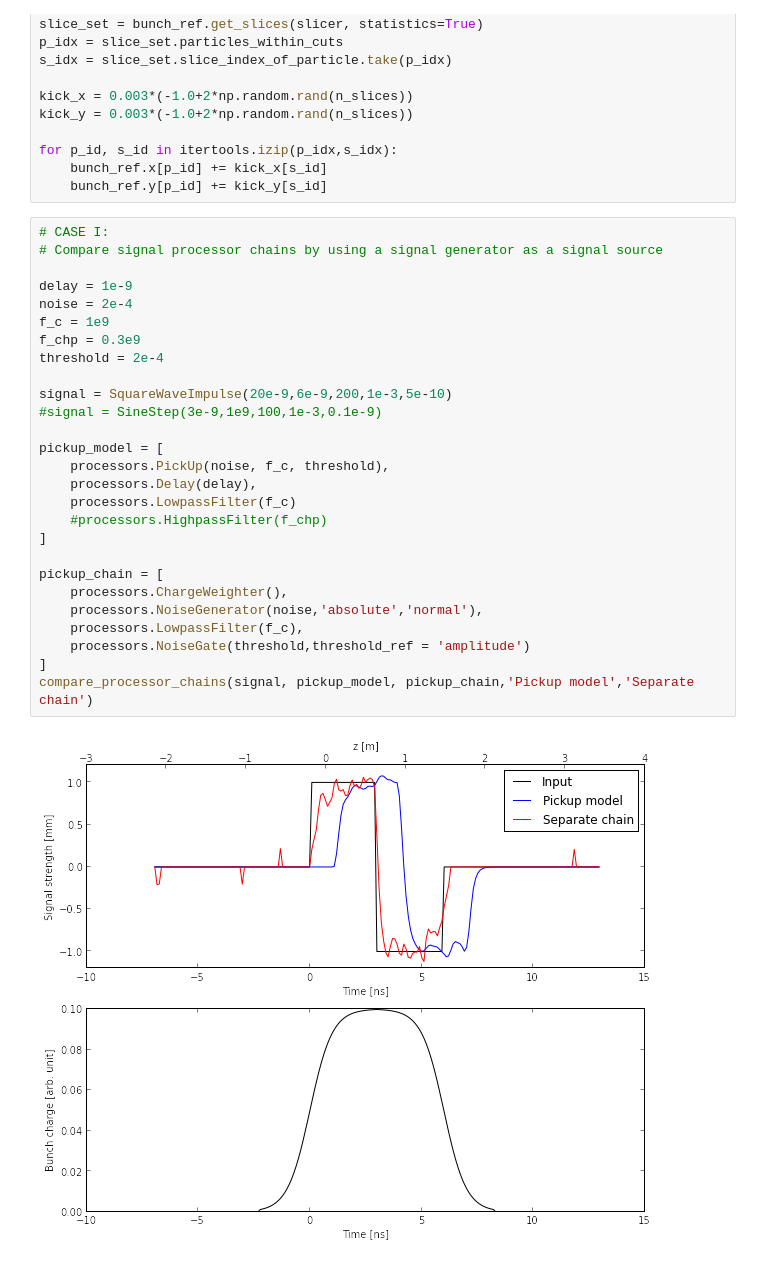
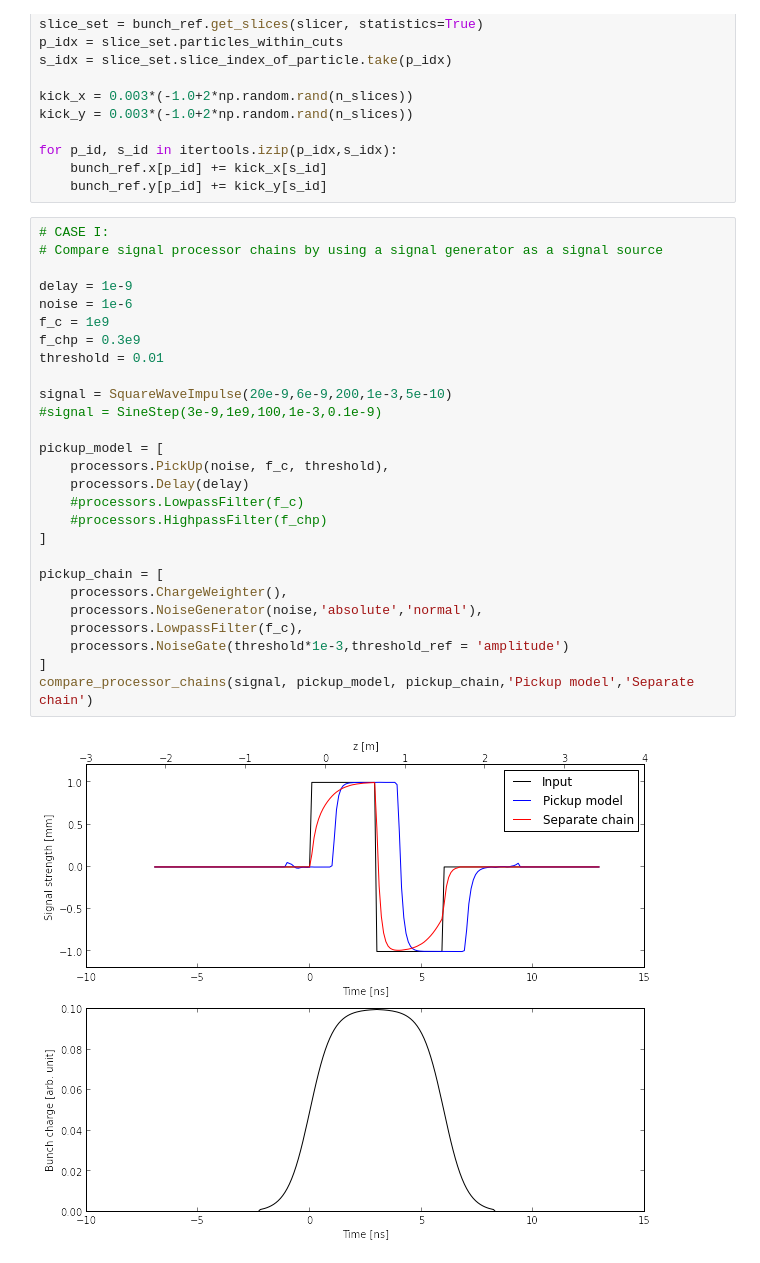
Before and after one commit to jkomppula/PyHEADTAIL_feedback, a Jupyter notebook: interactive-tests/SignalProcessorTest.ipynb, the cells around one changed output. Cells and saved outputs as stored; diff of their text form.

```diff
--- a/interactive-tests/SignalProcessorTest.ipynb
+++ b/interactive-tests/SignalProcessorTest.ipynb
@@ -265,32 +265,32 @@ for p_id, s_id in itertools.izip(p_idx,s_idx):
 # %%
 # CASE I:
 # Compare signal processor chains by using a signal generator as a signal source
 
 delay = 1e-9
-noise = 2e-4
+noise = 1e-6
 f_c = 1e9
 f_chp = 0.3e9
-threshold = 2e-4
+threshold = 0.01
 
 signal = SquareWaveImpulse(20e-9,6e-9,200,1e-3,5e-10)
 #signal = SineStep(3e-9,1e9,100,1e-3,0.1e-9)
 
 pickup_model = [
     processors.PickUp(noise, f_c, threshold),
-    processors.Delay(delay),
-    processors.LowpassFilter(f_c)
+    processors.Delay(delay)
+    #processors.LowpassFilter(f_c)
     #processors.HighpassFilter(f_chp)
 ]
 
 pickup_chain = [
     processors.ChargeWeighter(),
     processors.NoiseGenerator(noise,'absolute','normal'),
     processors.LowpassFilter(f_c),
-    processors.NoiseGate(threshold,threshold_ref = 'amplitude')
+    processors.NoiseGate(threshold*1e-3,threshold_ref = 'amplitude')
 ]
 compare_processor_chains(signal, pickup_model, pickup_chain,'Pickup model','Separate chain')
 # %% [output]
-[figure, old version]
+[figure, new version]
 # %%
 # CASE II:
 # Compare signal processor chains by using the generated bunch as a signal source
```
Also changed, not shown: parts of 1 cell of this notebook, 1 other file.
